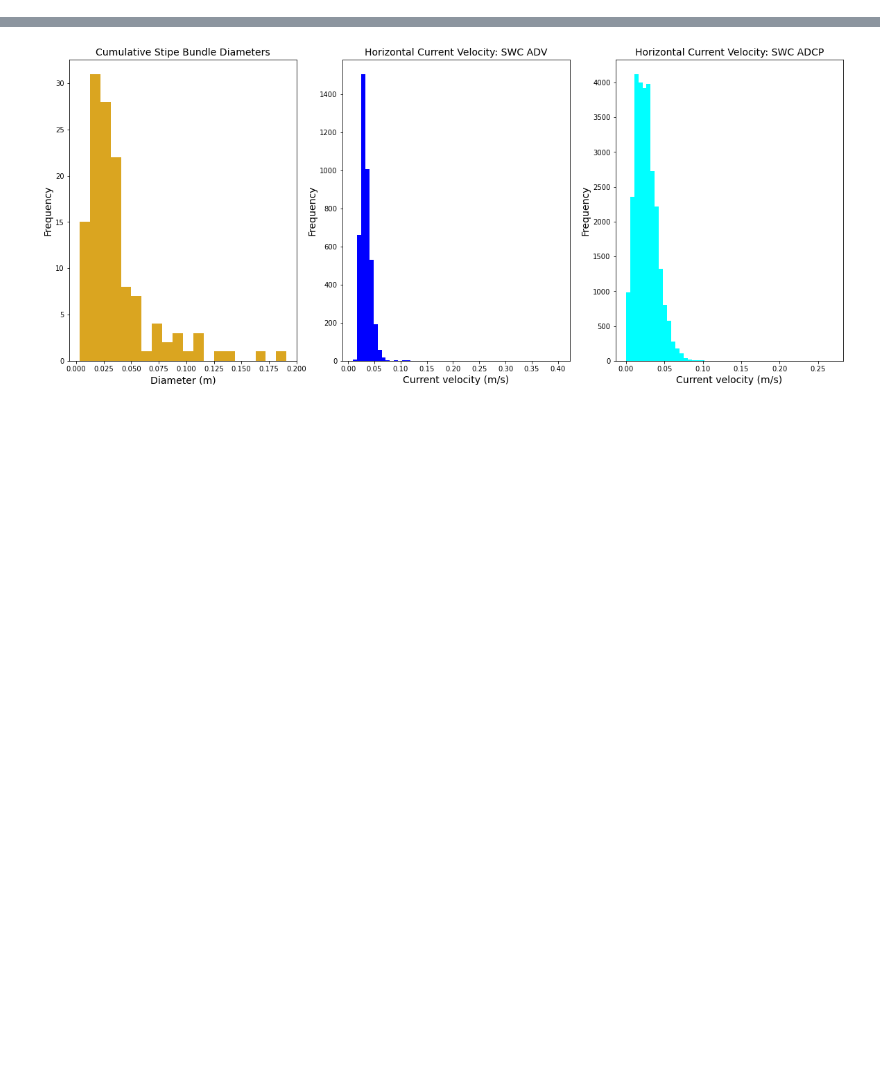
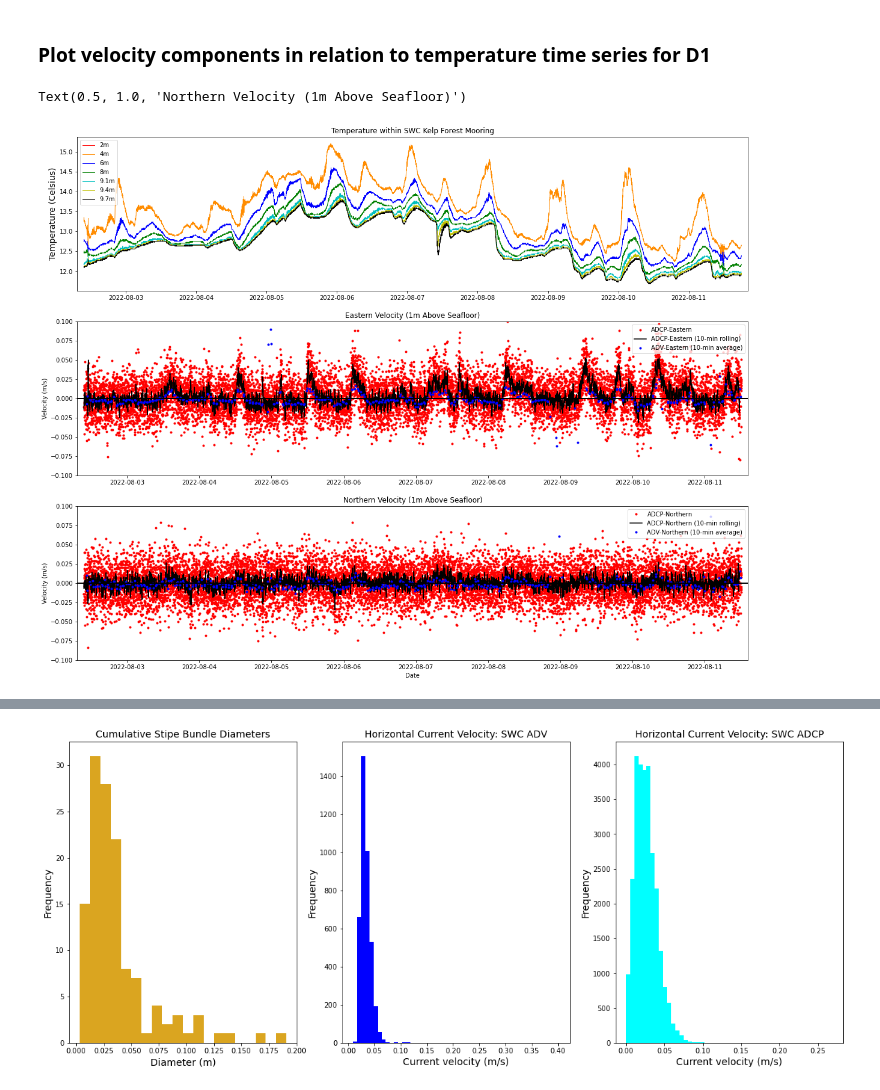
Before and after one commit to lagrady/Kelp-Forest-Hydrodynamics, a Jupyter notebook: notebooks/Kelp_Hydrodynamics.ipynb, the cells around one changed output, grey strips where cells are left out. Saved outputs shown, nothing was run; the diff lists cells and outputs as text; code cells hidden in the pictures; blank space fills up the shorter version.

```diff
--- a/notebooks/Kelp_Hydrodynamics.ipynb
+++ b/notebooks/Kelp_Hydrodynamics.ipynb
@@ -314,0 +210,66 @@ plt.savefig('Plots/kelp_adv_adcp_histograms')
+# %%
+# Deployment 1
+
+# Slice datasets by most limiting timeframe
+# Temperature
+temp_dep1 = temp.sel(time=slice('2022-08-02T09:40:00.000000000', '2022-08-11T17:59:00.000000000'))
+
+# ADCP
+adcp_dep1 = adcp1.sel(time=slice('2022-08-02T09:40:00.000000000', '2022-08-11T17:59:00.000000000'))
+adcp1_10mroll_dep1 = adcp1_10mroll.sel(time=slice('2022-08-02T09:40:00.000000000', '2022-08-11T17:59:00.000000000')) # 10 min rolling window for better looking data
+
+# ADV
+adv_dep1 = adv1.sel(time=slice('2022-08-02T09:40:00.000000000', '2022-08-11T17:59:00.000000000'))
+adv_1s_dep1 = adv1_1s.sel(time=slice('2022-08-02T09:40:00.000000000', '2022-08-11T17:59:00.000000000'))
+adv_1m_dep1 = adv1_1m.sel(time=slice('2022-08-02T09:40:00.000000000', '2022-08-11T17:59:00.000000000'))# Using 1min average since raw data is too chaotic
+adv_5m_dep1 = adv1_5m.sel(time=slice('2022-08-02T09:40:00.000000000', '2022-08-11T17:59:00.000000000'))
+adv_10m_dep1 = adv1_10m.sel(time=slice('2022-08-02T09:40:00.000000000', '2022-08-11T17:59:00.000000000'))
+adv_1mroll_dep1 = adv1_1mroll.sel(time=slice('2022-08-02T09:40:00.000000000', '2022-08-11T17:59:00.000000000'))
+adv_10mroll_dep1 = adv1_10mroll.sel(time=slice('2022-08-02T09:40:00.000000000', '2022-08-11T17:59:00.000000000'))
+# %% [markdown]
+### Plot velocity components in relation to temperature time series for D1
+# %%
+# TEMPERATURE
+plt.figure(figsize = (20,16))
+
+plt.subplot(311)
+plt.plot(temp_dep1.time, temp_dep1.Temperature.isel(depth=0), 'r-', lw = 1)
+plt.plot(temp_dep1.time, temp_dep1.Temperature.isel(depth=1), 'darkorange', lw = 1)
+plt.plot(temp_dep1.time, temp_dep1.Temperature.isel(depth=2), 'b-', lw = 1)
+plt.plot(temp_dep1.time, temp_dep1.Temperature.isel(depth=3), 'g-', lw = 1)
+plt.plot(temp_dep1.time, temp_dep1.Temperature.isel(depth=4), 'c-', lw = 1)
+plt.plot(temp_dep1.time, temp_dep1.Temperature.isel(depth=5), 'y-', lw = 1)
+plt.plot(temp_dep1.time, temp_dep1.Temperature.isel(depth=6), 'k-', lw = 1)
+
+plt.ylabel("Temperature (Celsius)", fontsize=14)
+plt.margins(x=.01)
+plt.title('Temperature within SWC Kelp Forest Mooring')
+plt.legend(['2m','4m','6m','8m','9.1m', '9.4m', '9.7m'], loc = 'upper left')
+#=================================================================================================
+# Eastern Velocity
+plt.subplot(312)
+plt.plot(adcp_dep1.time, adcp_dep1.East.isel(BinDist=1), '.r', label = 'ADCP-Eastern')
+plt.plot(adcp1_10mroll_dep1.time, adcp1_10mroll_dep1.East,'-k', label = 'ADCP-Eastern (10-min rolling)')
+plt.plot(adv_10m_dep1.time, adv_10m_dep1.East, '.b', label = 'ADV-Eastern (10-min average)')
+plt.ylim(-.1,.1)
+plt.legend(loc = 'upper right')
+plt.axhline(y=0, c='black', lw=2)
+plt.margins(x=.01)
+plt.ylabel('Velocity (m/s)')
+plt.title('Eastern Velocity (1m Above Seafloor)')
+#=================================================================================================
+# Northern Velocity
+plt.subplot(313)
+plt.plot(adcp_dep1.time, adcp_dep1.North.isel(BinDist=1), '.r', label = 'ADCP-Northern')
+plt.plot(adcp1_10mroll_dep1.time, adcp1_10mroll_dep1.North,'-k', label = 'ADCP-Northern (10-min rolling)')
+plt.plot(adv_10m_dep1.time, adv_10m_dep1.North, '.b', label = 'ADV-Northern (10-min average)')
+plt.ylim(-.1,.1)
+plt.legend(loc = 'upper right')
+plt.axhline(y=0, c='black', lw=2)
+plt.margins(x=.01)
+plt.ylabel('Velocity (m/s)')
+plt.xlabel('Date')
+plt.title('Northern Velocity (1m Above Seafloor)')
+# %% [output]
+Text(0.5, 1.0, 'Northern Velocity (1m Above Seafloor)')
+[figure, added]
```
Also changed, not shown: parts of 63 cells of this notebook.
